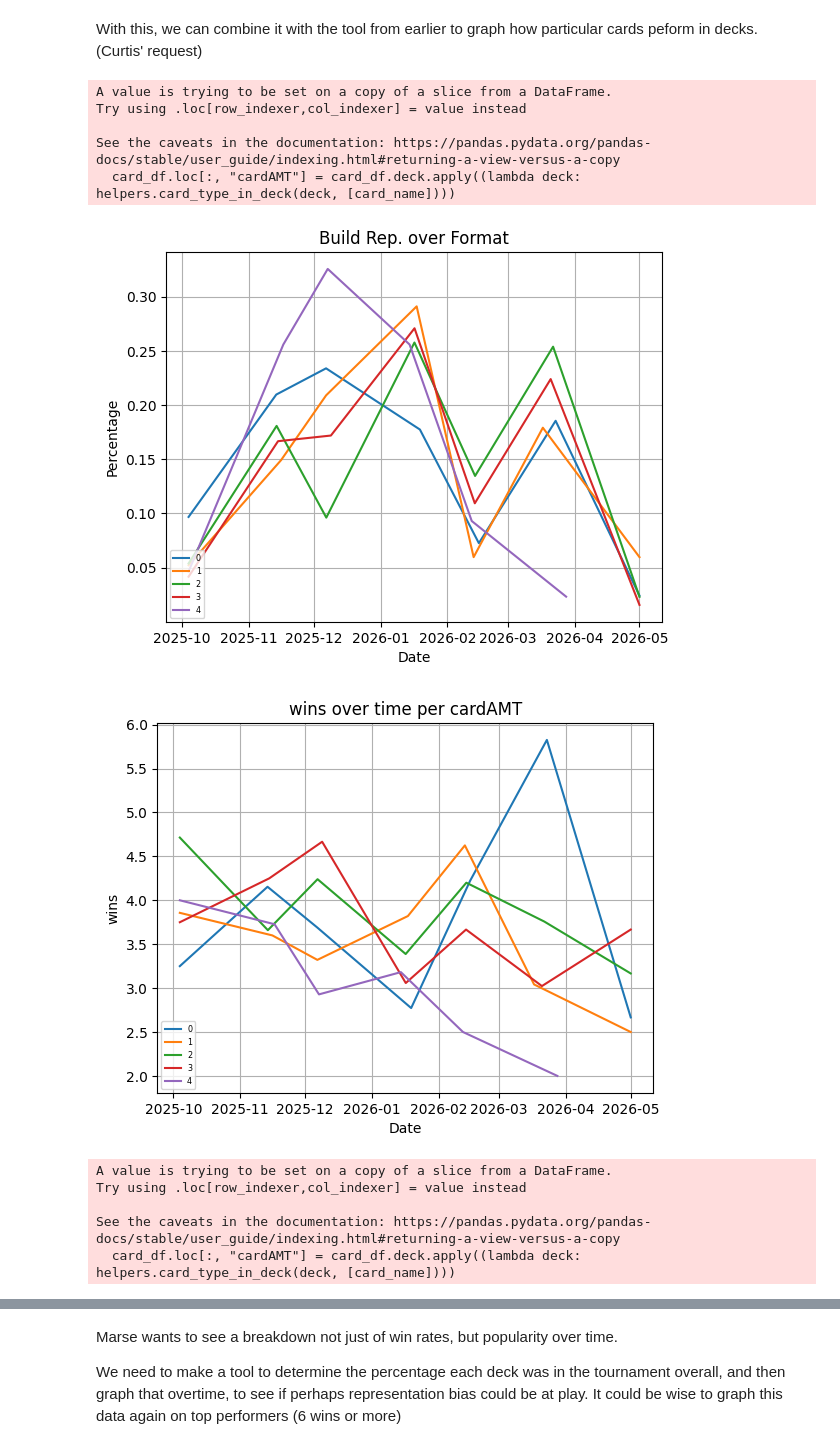
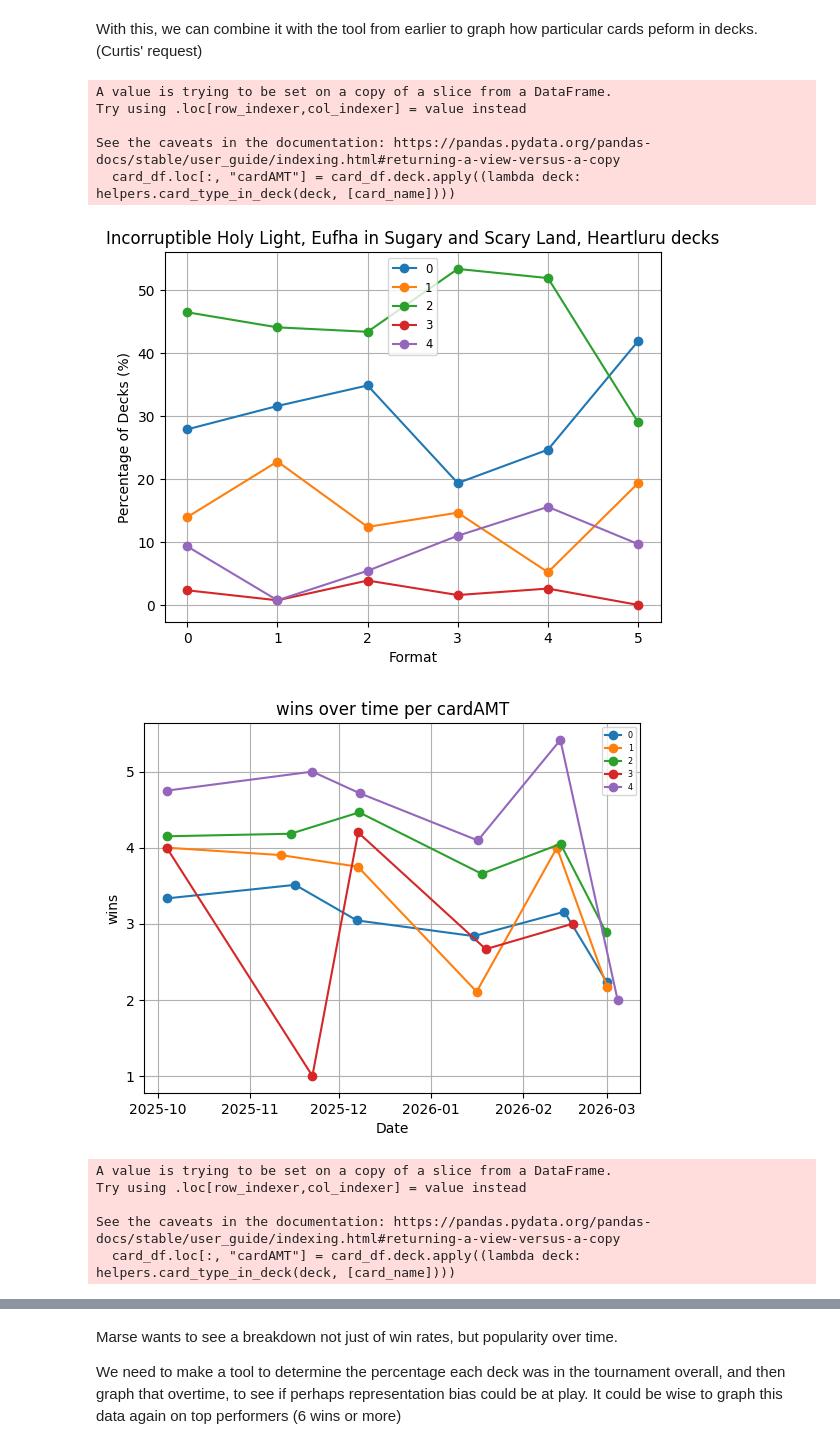
Before and after one commit to Silver-Sapphire/BCSanalysis, a Jupyter notebook: 06GraphingOverTime.ipynb, the cells around one changed output, grey strips where cells are left out. Saved outputs shown, nothing was run; the diff lists cells and outputs as text; code cells hidden in the pictures.

```diff
--- a/06GraphingOverTime.ipynb
+++ b/06GraphingOverTime.ipynb
@@ -5,6 +5,7 @@ from os import path
 
 from src.graphing_tools import *
 from src.data_collection_pipeline import save_local_json_table
+from src.feature_extraction import main as redo_features
 
 import src.db_operations as db_operations
 import src.helpers as helpers
@@ -14,6 +15,7 @@ import matplotlib.pyplot as plt
 
 # full_df = pd.DataFrame(db_operations.get_table('main_table', 'all_events'))
 full_df = pd.read_json(path.join('.json','AllDecks.json'))
+full_df = redo_features(full_df)
 
 full_df['date'] = pd.to_datetime(full_df.date)
 top_df = full_df[full_df['wins'] > 5]
@@ -108,25 +111,25 @@ big_10_names
 # %% [markdown]
 This is a bit rough, but what if we try averaging across formats?
 # %%
-# for df in [full_df, top_df, champ_df]:
-#     graph_over_format(
-#         df,
-#         'boss',
-#         'wins',
-#         big_10_names,
-#         formats)
+for df in [full_df, top_df, champ_df]:
+    graph_over_format(
+        df,
+        'boss',
+        'wins',
+        big_10_names,
+        formats)
 
-#     graph_over_format(
-#         df,
-#         'stand_heals',
-#         'wins',
-#         [i for i in range(5)],
-#         formats)
+    graph_over_format(
+        df,
+        'stand_heals',
+        'wins',
+        [i for i in range(5)],
+        formats)
 
-#     graph_over_format(
-#         df,
-#         'boss',
-#         'stand_heals',
-#         big_10_names,
-#         formats
-#     )
+    graph_over_format(
+        df,
+        'boss',
+        'stand_heals',
+        big_10_names,
+        formats
+    )
@@ -157,18 +170,19 @@ With this, we can combine it with the tool from earlier to graph how particular
 # %%
 for df in [full_df, top_df, champ_df]:
     graph_card_peformance_for_boss(
-        'Avarice Wrester',
+        # 'Avarice Wrester',
+        "Incorruptible Holy Light, Eufha",
         "Sugary and Scary Land, Heartluru",
         df,
         formats)
 # %% [output]
 A value is trying to be set on a copy of a slice from a DataFrame.
 Try using .loc[row_indexer,col_indexer] = value instead
 
 See the caveats in the documentation: https://pandas.pydata.org/pandas-docs/stable/user_guide/indexing.html#returning-a-view-versus-a-copy
   card_df.loc[:, "cardAMT"] = card_df.deck.apply((lambda deck: helpers.card_type_in_deck(deck, [card_name])))
-[figure, old version]
+[figure, new version]
-[figure, old version]
+[figure, new version]
 A value is trying to be set on a copy of a slice from a DataFrame.
 Try using .loc[row_indexer,col_indexer] = value instead
 
```
Also changed, not shown: parts of 6 cells of this notebook, 1 other file.
